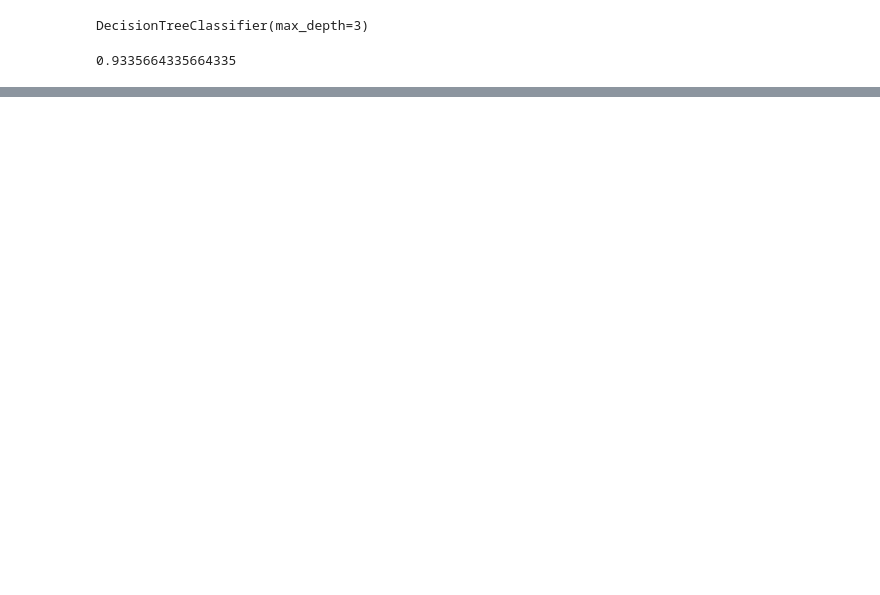
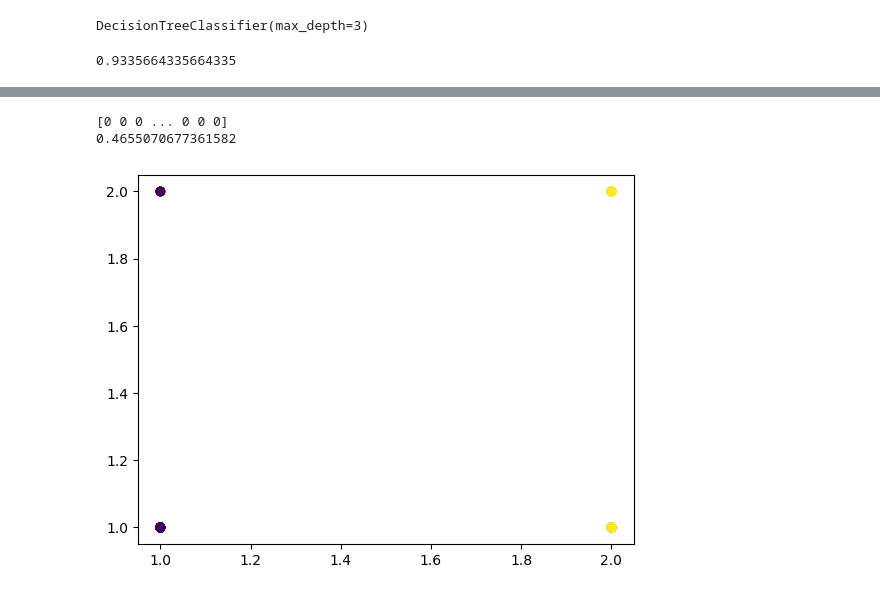
Before and after one commit to ziodoxe/acceso_a_internet, a Jupyter notebook: notebooks/acceso_a_internet.ipynb, the cells around one changed output, grey strips where cells are left out. Cells and saved outputs as stored; diff of their text form; code cells hidden in the pictures; blank space fills up the shorter version.

```diff
--- a/notebooks/acceso_a_internet.ipynb
+++ b/notebooks/acceso_a_internet.ipynb
@@ -294,0 +302,14 @@ graphviz.Source(dot_graph)
+# %%
+# Separacion de BBDD
+
+# Selección de columnas asignadas a datos
+bbdd_colsdatos = ['tiene_computadora', 'acceso_internet', 'uso_computadora', 'uso_movil']
+df_datos = df_hogares_personas[bbdd_colsdatos]
+
+# Selección de columnas asignadas a etiquetas
+bbdd_colsetiquetas = ['uso_internet']
+df_etiquetas = df_hogares_personas[bbdd_colsetiquetas]
+
+# Conversion de dataframe a numpy array
+df_datos = np.array(df_datos)
+df_etiquetas = np.array(df_etiquetas)
@@ -294,0 +341,23 @@ graphviz.Source(dot_graph)
+# %%
+# Se asigna la cantidad de clusteres y el numero de iteraciones
+k_means = KMeans(n_init='auto', n_clusters=2, max_iter=100)
+
+k_means.fit(df_datos)
+#predicciones del grupo al que cree que pertenece
+predicciones=k_means.predict(df_datos)
+print(predicciones)
+
+#podemos comparar los resultados predichos con las etiquetas que ya teniamos
+#para ver cuán bien aprendio.
+score=metrics.adjusted_rand_score(df_etiquetas, predicciones)
+
+#El resultado es un 73% lo cual no es muy bueno
+print(score)
+# %% [output]
+[0 0 0 ... 0 0 0]
+0.4655070677361582
+# %%
+plt.scatter(df_datos[:, 0], df_datos[:, 1], c=predicciones)
+plt.show()
+# %% [output]
+[figure, added]
```
Also changed, not shown: parts of 10 cells of this notebook, 1 other file.
